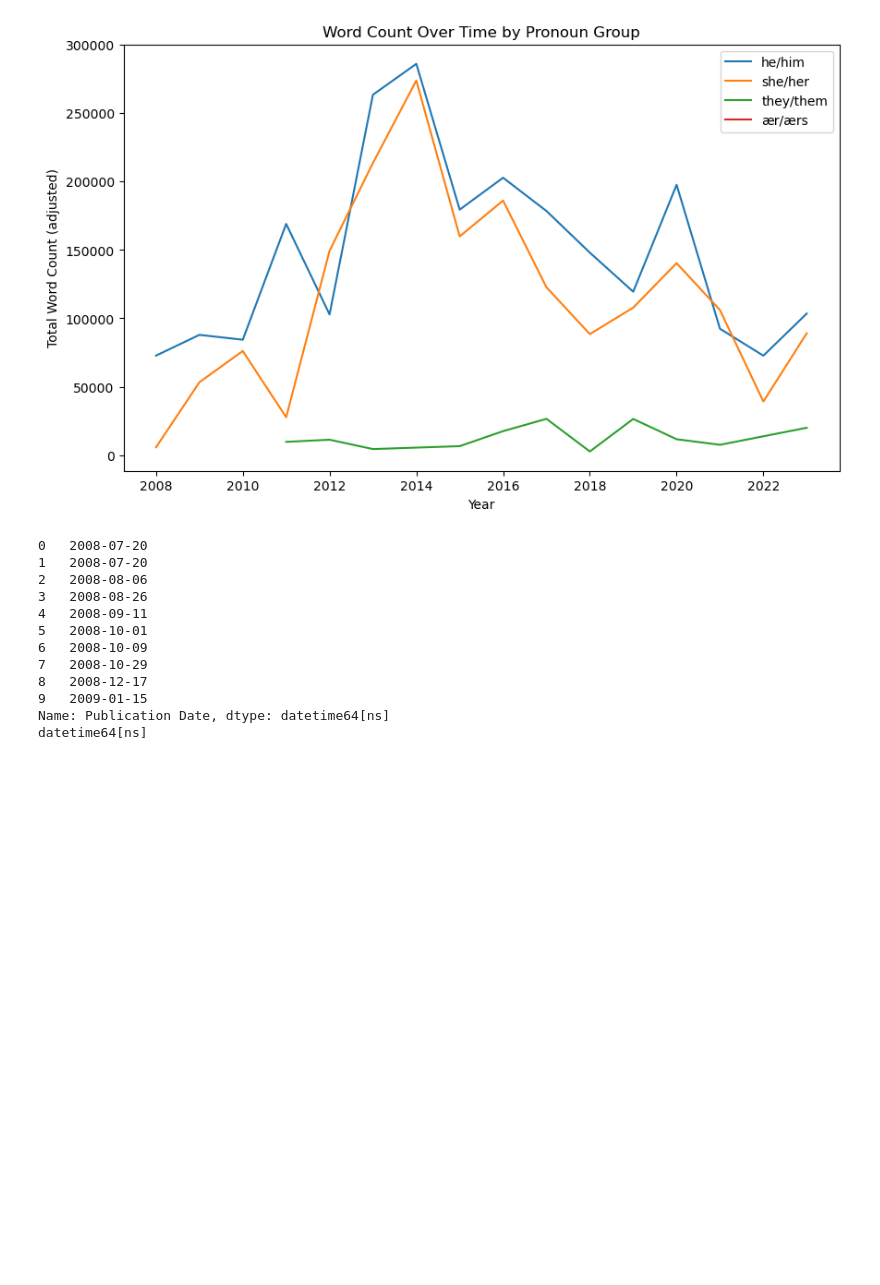
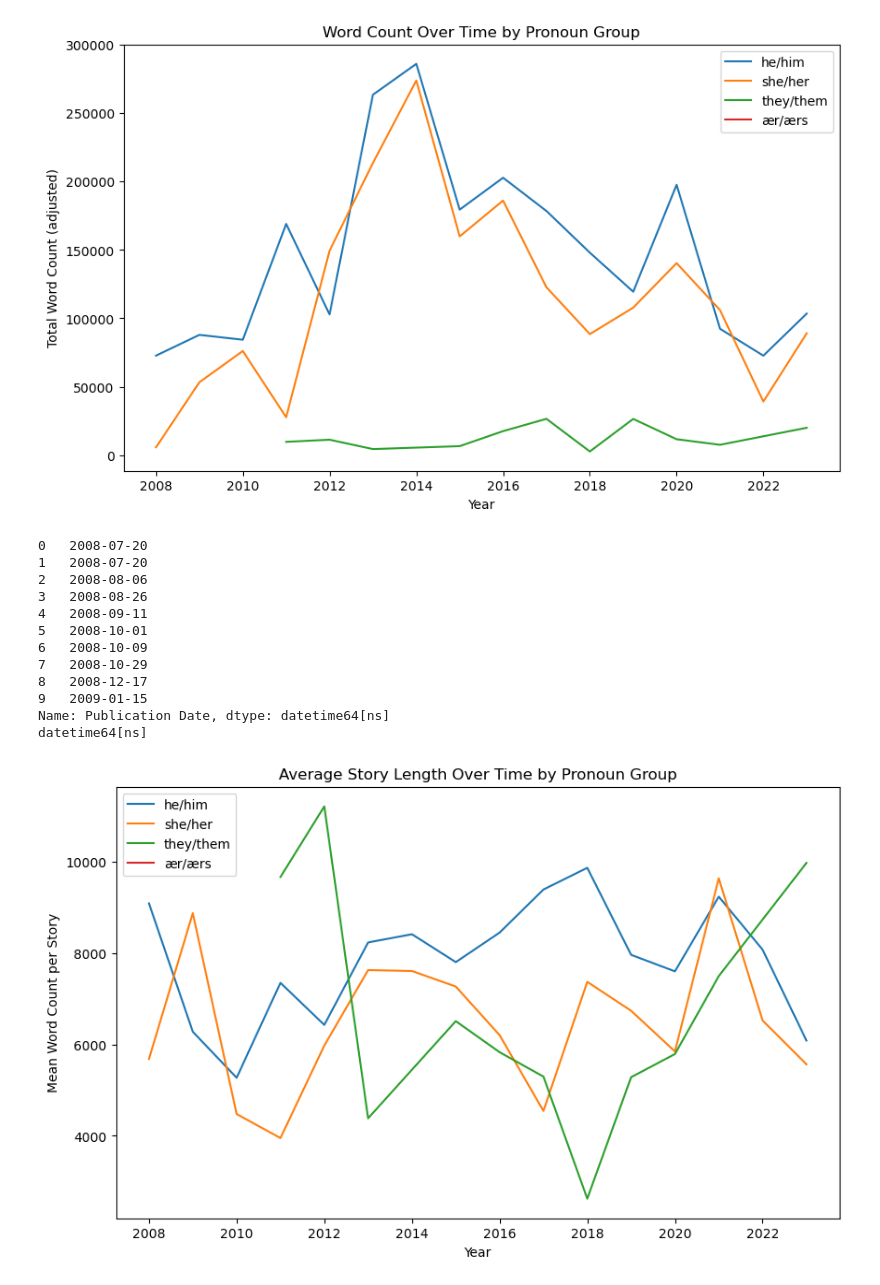
Before and after one commit to batmandoescalc/gvp, a Jupyter notebook: time_series.ipynb, the cells around one changed output. Cells and saved outputs as stored; diff of their text form; code cells hidden in the pictures; blank space fills up the shorter version.

Commit message:
More graphs

```diff
--- a/time_series.ipynb
+++ b/time_series.ipynb
@@ -83,3 +83,16 @@ print(compiled_stats["Publication Date"].dtype)
 9   2009-01-15
 Name: Publication Date, dtype: datetime64[ns]
 datetime64[ns]
+# %%
+avg_wc = compiled_stats.groupby(['year', 'Pronoun'])['adjusted_wc'].mean().reset_index()
+
+plt.figure(figsize=(10, 6))
+for pronoun, grp in avg_wc.groupby('Pronoun'):
+    plt.plot(grp['year'], grp['adjusted_wc'], label=pronoun)
+plt.xlabel("Year")
+plt.ylabel("Mean Word Count per Story")
+plt.title("Average Story Length Over Time by Pronoun Group")
+plt.legend()
+plt.show()
+# %% [output]
+[figure, added]
```
Also changed, not shown: parts of 3 cells of this notebook.
